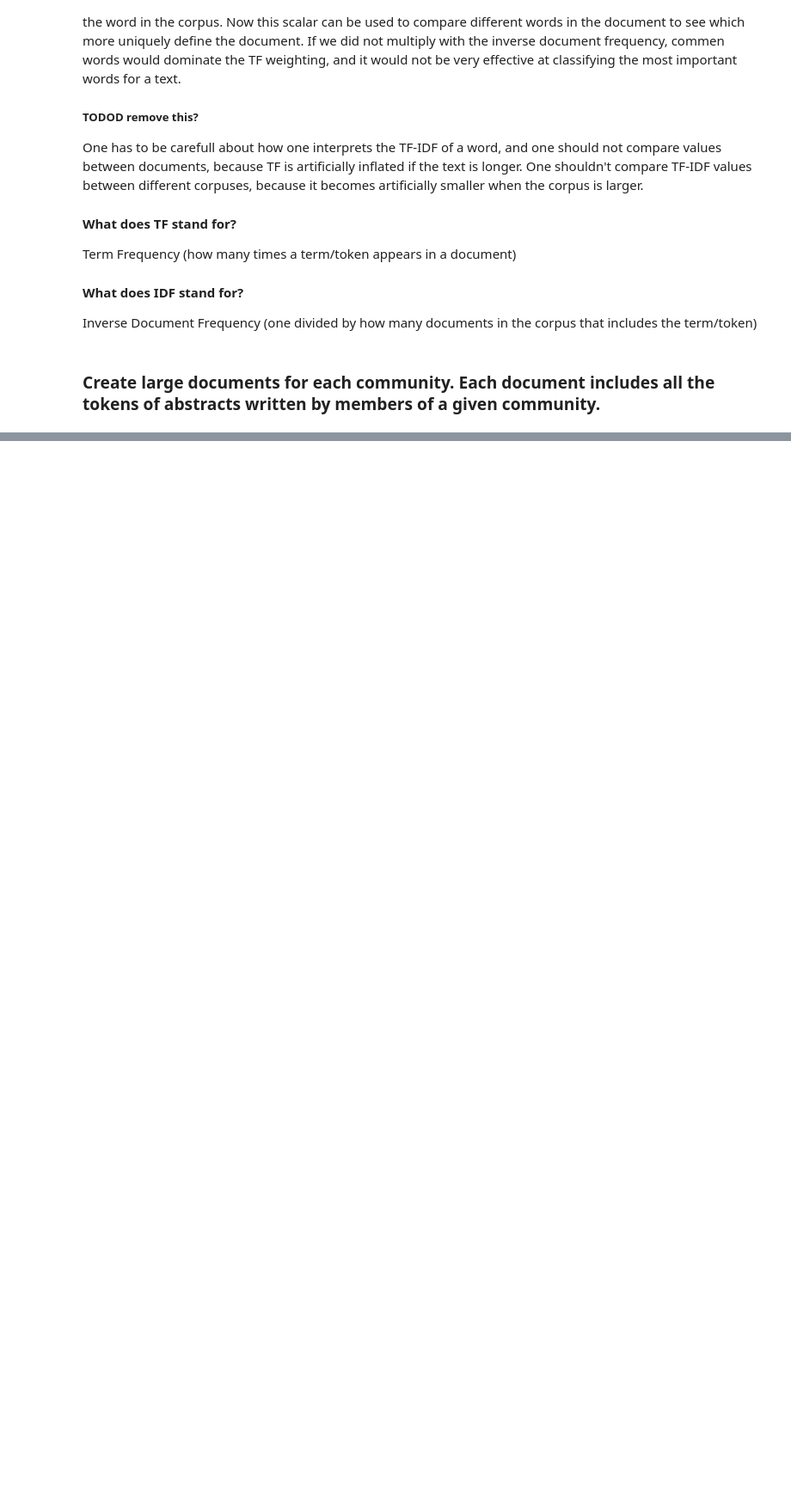
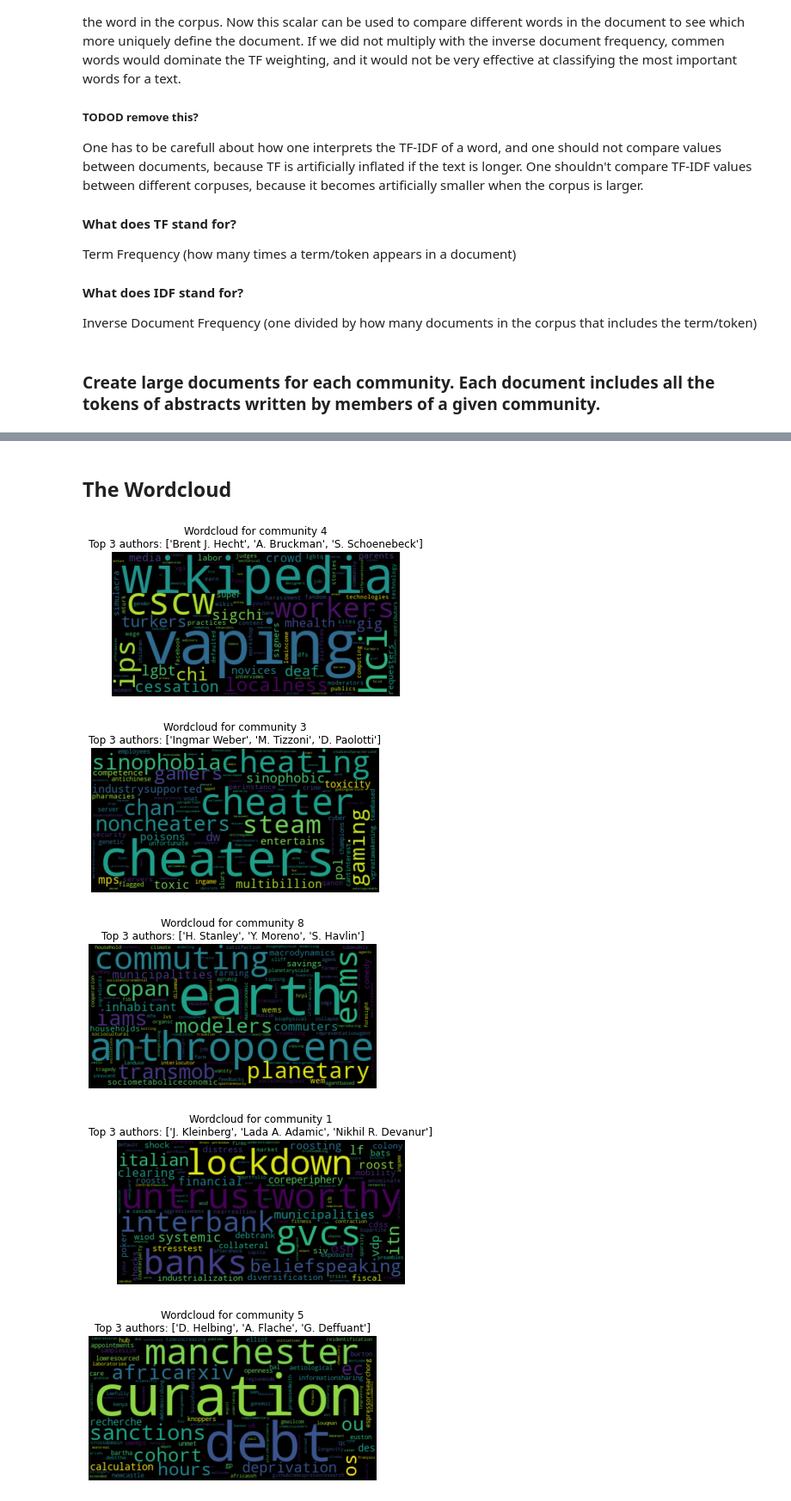
Before and after one commit to davidAlvaBro/comsocsci2023, a Jupyter notebook: Assignment2.ipynb, the cells around one changed output, grey strips where cells are left out. Shown at 86% size. Drawn from its saved outputs; the diff is of its cells as text; code cells hidden in the pictures; blank space fills up the shorter version.

```diff
--- a/Assignment2.ipynb
+++ b/Assignment2.ipynb
@@ -113,7 +117,7 @@ try:
     distribution = np.load(DATA_PATH + "avg_same_field_distribution.npy")
 except:
     # Shuffles the graph attributes N times and stores the distribution of the average fraction of neighbors that have the same attribute value
-    N = 10 # TODO run this with more data
+    N = 300
     distribution = np.zeros(N)
     for i in tqdm(range(N)):
         CSS_giant_copy = shuffle_node_att(CSS_giant_copy, 'att2')
@@ -722,0 +785,7 @@ except:
+# %%
+# Calculate the tf scores for each community
+try:
+    TF_df = pd.read_csv(DATA_PATH + 'TF_df.csv', allow_pickle=True)
+except:
+    TF_df = TF_from_corpus(community_documents)
+    TF_df.to_csv(DATA_PATH + 'TF_df.csv')
@@ -722,0 +991,18 @@ except:
+# %%
+top_3_authers = {}
+# Store the top 3 authors by degree for all communities
+for i, community in enumerate(CSS_louvain_groups):
+    # Get the top 3 authors by degree
+    sorted_dict = sorted(dict(CSS_giant.degree(community)).items(), key=lambda x: x[1], reverse=True)
+    names = nx.get_node_attributes(CSS_giant, "att1")
+    top_3_keys = [k for k, v in sorted_dict[:3]] # Get the ID
+    top_3_names = [names[k] for k in top_3_keys] # get the name
+
+    top_3_authers[i] = [(top_3_keys[j], top_3_names[j]) for j in range(len(top_3_keys))]
+
+# Print the top 3 authors for the 9 largest communities
+for i, community in enumerate(idx_9_largest):
+    print(f"{i+1}. largest community {community}: ")
+    for author in top_3_authers[community]:
+        print(f"Author: {author[1]}, degree: {CSS_giant.degree(author[0])}")
+    print()
@@ -722,0 +1062,2 @@ except:
+# %% [markdown]
+## The Wordcloud
@@ -722,0 +1067,24 @@ except:
+# %%
+def plot_wordcloud(TF_IDF, community, n_words=100):
+    """Make a wordcloud from the TF-IDF scores for a given community
+    Args:
+        TF_IDF (pandas.DataFrame): Dataframe containing the TF-IDF scores for each word in the corpus
+        community (int): The community to make the wordcloud for
+        n_words (int, optional): The number of words to include in the wordcloud. Defaults to 100.
+    """
+    word_cloud = WordCloud().generate_from_frequencies(TF_IDF[community].nlargest(n_words).to_dict()).to_image()
+
+    authors = [author[1] for author in top_3_authers[community]]
+    plt.title(f"Wordcloud for community {community}\nTop 3 authors: {authors}")
+    plt.imshow(word_cloud, interpolation="bilinear")
+    plt.axis("off")
+    plt.show()
+# %%
+for community in idx_9_largest:
+    plot_wordcloud(TF_IDF, community)
+# %% [output]
+[figure, added]
+[figure, added]
+[figure, added]
+[figure, added]
+[figure, added]
```
Also changed, not shown: parts of 34 cells of this notebook.
